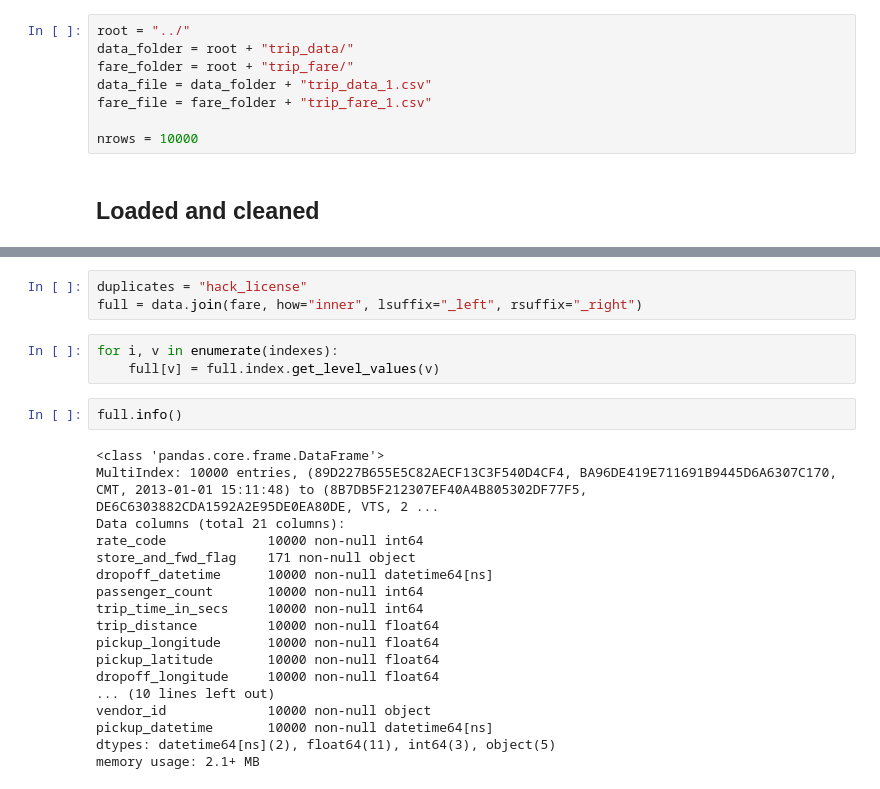
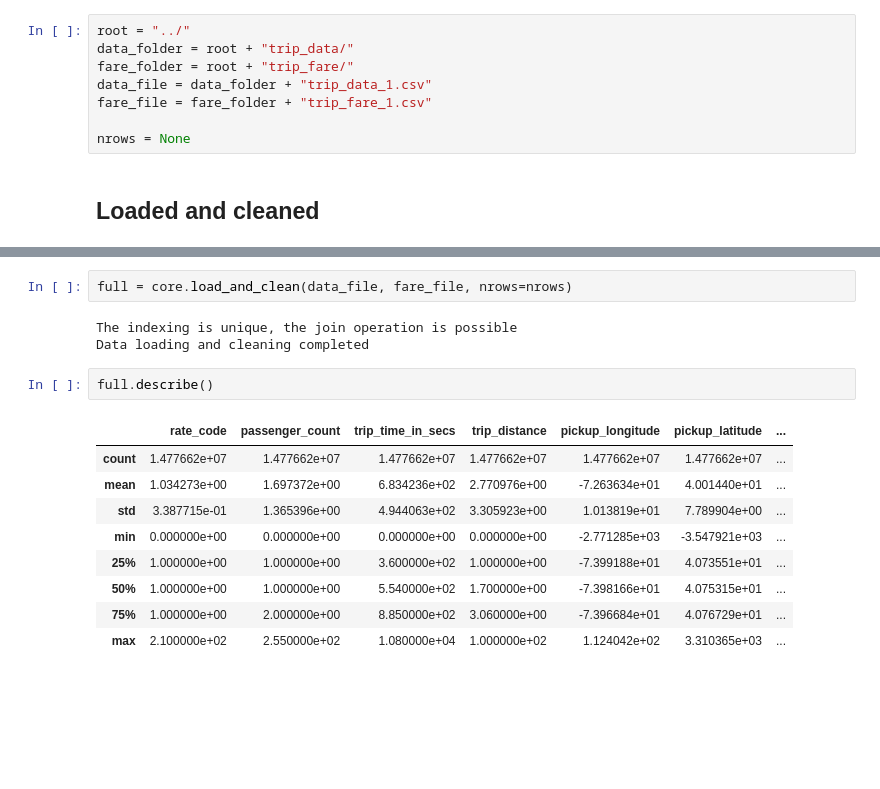
Before and after one commit to loicveyssiere/taxi-nyc, a Jupyter notebook: Notebook.ipynb, the cells around one changed output, grey strips where cells are left out. Cells and saved outputs as stored; diff of their text form; blank space fills up the shorter version.

Commit message:
Well..., now it is a little cleaner

```diff
--- a/Notebook.ipynb
+++ b/Notebook.ipynb
@@ -28,6 +30,6 @@ fare_folder = root + "trip_fare/"
 data_file = data_folder + "trip_data_1.csv"
 fare_file = fare_folder + "trip_fare_1.csv"
 
-nrows = 10000
+nrows = None
 # %% [markdown]
 ## Loaded and cleaned
@@ -78,26 +36,17 @@ memory usage: 1018.6+ KB
-# %%
-duplicates = "hack_license"
-full = data.join(fare, how="inner", lsuffix="_left", rsuffix="_right")
-# %%
-for i, v in enumerate(indexes):
-    full[v] = full.index.get_level_values(v)
+# %%
+full = core.load_and_clean(data_file, fare_file, nrows=nrows)
+# %% [output]
+The indexing is unique, the join operation is possible
+Data loading and cleaning completed
 # %%
-full.info()
+full.describe()
 # %% [output]
-<class 'pandas.core.frame.DataFrame'>
-MultiIndex: 10000 entries, (89D227B655E5C82AECF13C3F540D4CF4, BA96DE419E711691B9445D6A6307C170, CMT, 2013-01-01 15:11:48) to (8B7DB5F212307EF40A4B805302DF77F5, DE6C6303882CDA1592A2E95DE0EA80DE, VTS, 2 ...
-Data columns (total 21 columns):
-rate_code             10000 non-null int64
-store_and_fwd_flag    171 non-null object
-dropoff_datetime      10000 non-null datetime64[ns]
-passenger_count       10000 non-null int64
-trip_time_in_secs     10000 non-null int64
-trip_distance         10000 non-null float64
-pickup_longitude      10000 non-null float64
-pickup_latitude       10000 non-null float64
-dropoff_longitude     10000 non-null float64
-... (10 lines left out)
-vendor_id             10000 non-null object
-pickup_datetime       10000 non-null datetime64[ns]
-dtypes: datetime64[ns](2), float64(11), int64(3), object(5)
-memory usage: 2.1+ MB
+|  | rate_code | passenger_count | trip_time_in_secs | trip_distance | pickup_longitude | pickup_latitude | ... |
+| count | 1.477662e+07 | 1.477662e+07 | 1.477662e+07 | 1.477662e+07 | 1.477662e+07 | 1.477662e+07 | ... |
+| mean | 1.034273e+00 | 1.697372e+00 | 6.834236e+02 | 2.770976e+00 | -7.263634e+01 | 4.001440e+01 | ... |
+| std | 3.387715e-01 | 1.365396e+00 | 4.944063e+02 | 3.305923e+00 | 1.013819e+01 | 7.789904e+00 | ... |
+| min | 0.000000e+00 | 0.000000e+00 | 0.000000e+00 | 0.000000e+00 | -2.771285e+03 | -3.547921e+03 | ... |
+| 25% | 1.000000e+00 | 1.000000e+00 | 3.600000e+02 | 1.000000e+00 | -7.399188e+01 | 4.073551e+01 | ... |
+| 50% | 1.000000e+00 | 1.000000e+00 | 5.540000e+02 | 1.700000e+00 | -7.398166e+01 | 4.075315e+01 | ... |
+| 75% | 1.000000e+00 | 2.000000e+00 | 8.850000e+02 | 3.060000e+00 | -7.396684e+01 | 4.076729e+01 | ... |
+| max | 2.100000e+02 | 2.550000e+02 | 1.080000e+04 | 1.000000e+02 | 1.124042e+02 | 3.310365e+03 | ... |
```
Also changed, not shown: parts of 19 cells of this notebook, 2 other files.
